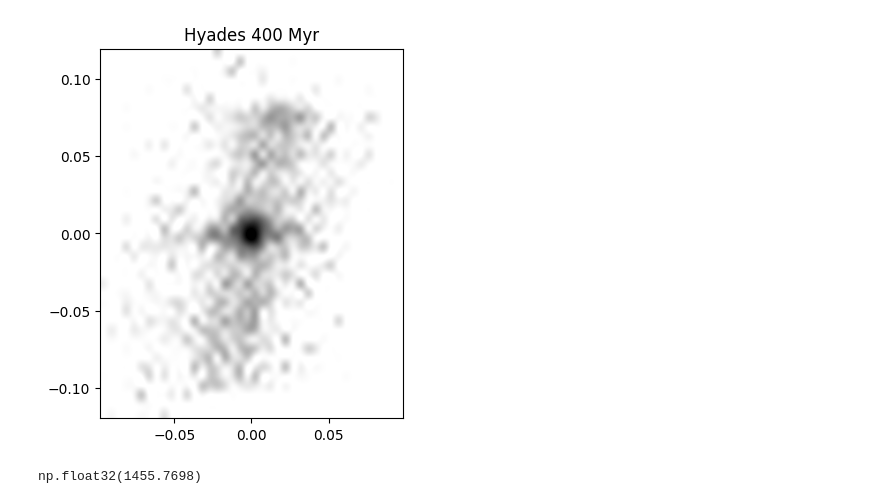
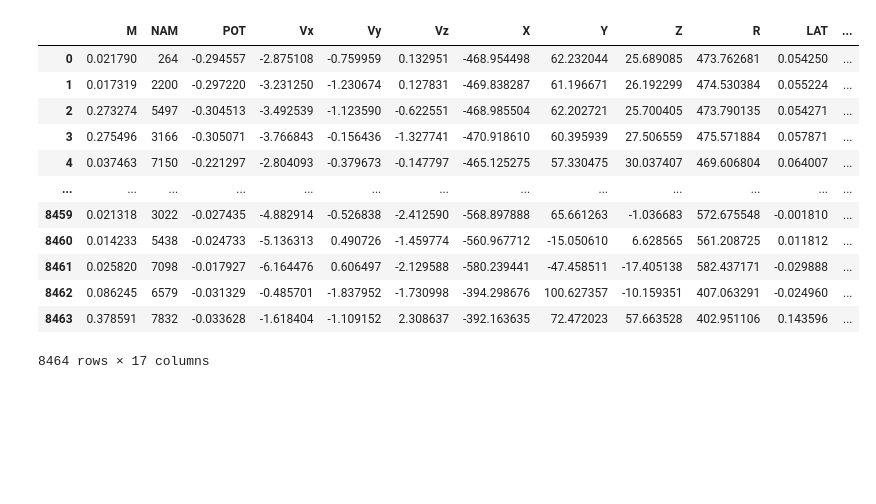
Before and after one commit to RSPicken2/stellar-streams, a Jupyter notebook: Ridgeline.ipynb, the cells around one changed output. Cells and saved outputs as stored; diff of their text form; code cells hidden in the pictures; blank space fills up the shorter version.

```diff
--- a/Ridgeline.ipynb
+++ b/Ridgeline.ipynb
@@ -47,10 +37,0 @@ dtype: object
-# %%
-fig, ax = plt.subplots()
-# Convert before passing in
-plot_clustergram_rad(fig, ax, step_df['LAT'], step_df['LON'],
-                     title='Hyades 400 Myr', acceptance=99.5, m=step_df['M'])
-
-
-plt.show()
-# %% [output]
-[figure, removed]
@@ -108,4 +38,31 @@ poly = P.fit(valid_lats, valid_lons, deg)
+# %%
+gc = SkyCoord(
+    x=step_df["X"].values * u.pc,
+    y=step_df["Y"].values * u.pc,
+    z=step_df["Z"].values * u.pc,
+    v_x=step_df["Vx"].values * (u.km/u.s),
+    v_y=step_df["Vy"].values * (u.km/u.s),
+    v_z=step_df["Vz"].values * (u.km/u.s),
+    frame=Galactocentric()
+)
+
+icrs = gc.icrs
+step_df["ra"] = icrs.ra.deg
+step_df["dec"] = icrs.dec.deg
+step_df["dist"] = icrs.distance.to(u.pc).value
 # %%
-step_df['M'].sum()
+step_df
 # %% [output]
+|  | M | NAM | POT | Vx | Vy | Vz | X | Y | Z | R | LAT | ... |
+| 0 | 0.021790 | 264 | -0.294557 | -2.875108 | -0.759959 | 0.132951 | -468.954498 | 62.232044 | 25.689085 | 473.762681 | 0.054250 | ... |
+| 1 | 0.017319 | 2200 | -0.297220 | -3.231250 | -1.230674 | 0.127831 | -469.838287 | 61.196671 | 26.192299 | 474.530384 | 0.055224 | ... |
+| 2 | 0.273274 | 5497 | -0.304513 | -3.492539 | -1.123590 | -0.622551 | -468.985504 | 62.202721 | 25.700405 | 473.790135 | 0.054271 | ... |
+| 3 | 0.275496 | 3166 | -0.305071 | -3.766843 | -0.156436 | -1.327741 | -470.918610 | 60.395939 | 27.506559 | 475.571884 | 0.057871 | ... |
+| 4 | 0.037463 | 7150 | -0.221297 | -2.804093 | -0.379673 | -0.147797 | -465.125275 | 57.330475 | 30.037407 | 469.606804 | 0.064007 | ... |
+| ... | ... | ... | ... | ... | ... | ... | ... | ... | ... | ... | ... | ... |
+| 8459 | 0.021318 | 3022 | -0.027435 | -4.882914 | -0.526838 | -2.412590 | -568.897888 | 65.661263 | -1.036683 | 572.675548 | -0.001810 | ... |
+| 8460 | 0.014233 | 5438 | -0.024733 | -5.136313 | 0.490726 | -1.459774 | -560.967712 | -15.050610 | 6.628565 | 561.208725 | 0.011812 | ... |
+| 8461 | 0.025820 | 7098 | -0.017927 | -6.164476 | 0.606497 | -2.129588 | -580.239441 | -47.458511 | -17.405138 | 582.437171 | -0.029888 | ... |
+| 8462 | 0.086245 | 6579 | -0.031329 | -0.485701 | -1.837952 | -1.730998 | -394.298676 | 100.627357 | -10.159351 | 407.063291 | -0.024960 | ... |
+| 8463 | 0.378591 | 7832 | -0.033628 | -1.618404 | -1.109152 | 2.308637 | -392.163635 | 72.472023 | 57.663528 | 402.951106 | 0.143596 | ... |
-np.float32(1455.7698)
+8464 rows × 17 columns
```
Also changed, not shown: parts of 14 cells of this notebook.
